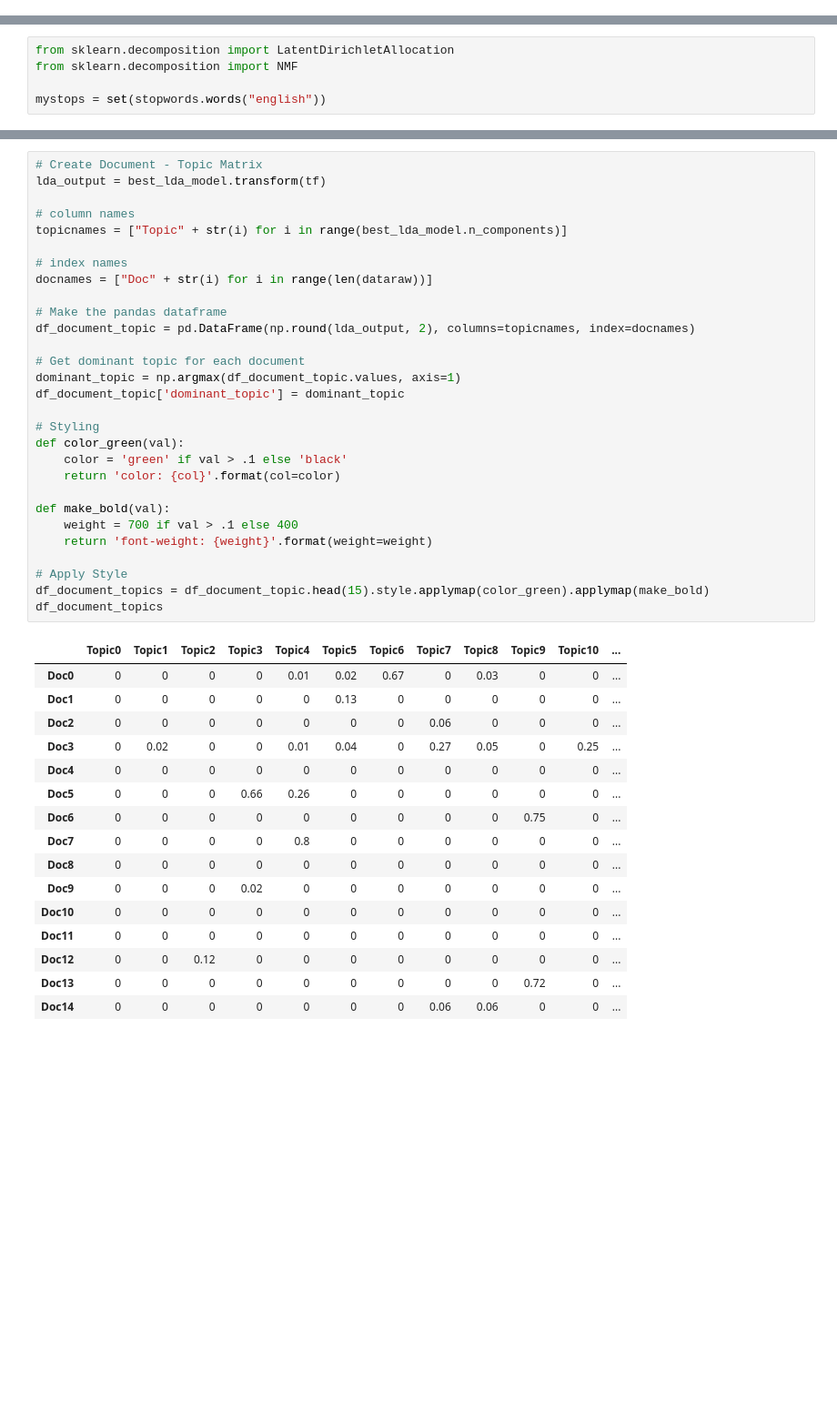
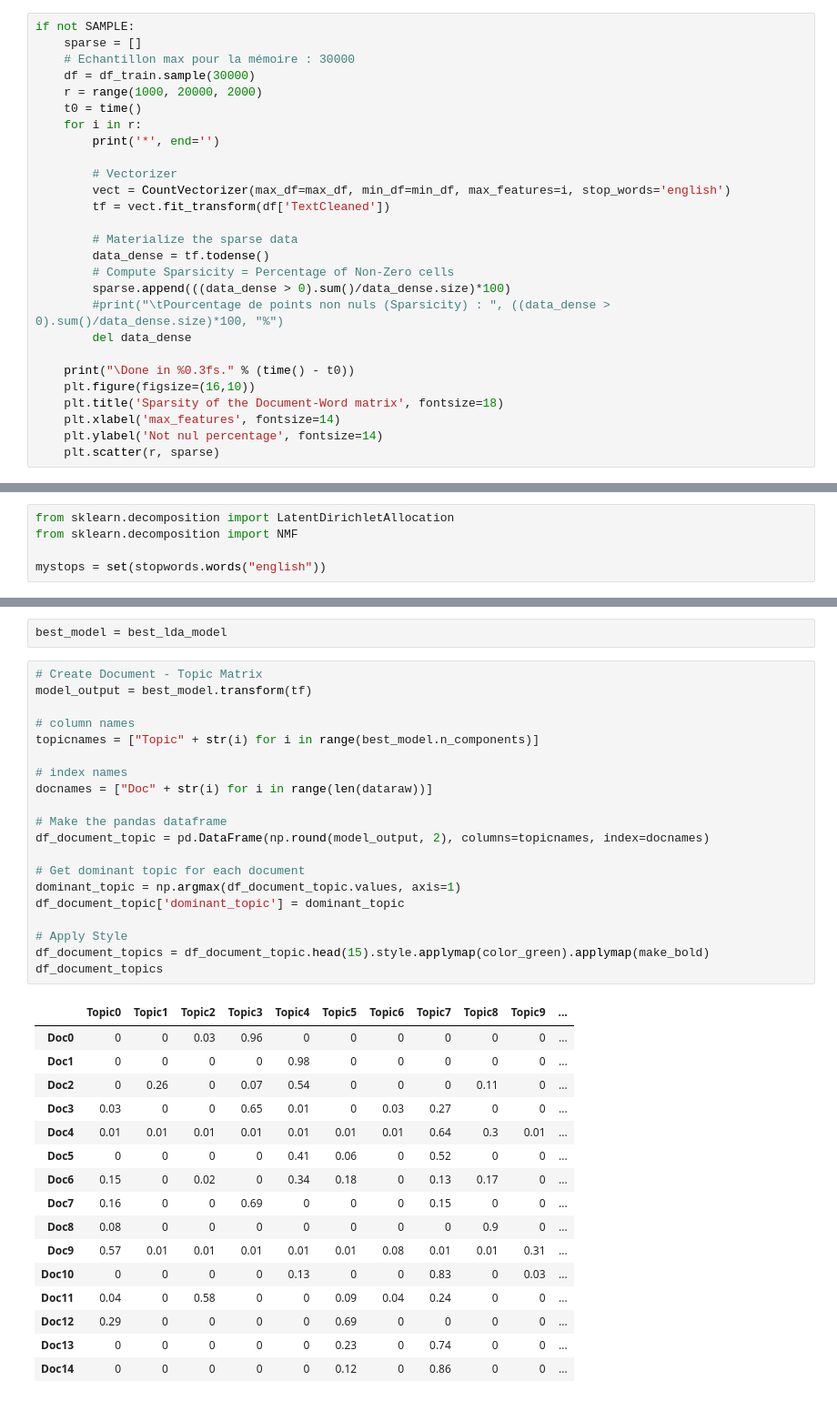
Before and after one commit to morganscao/Projet6, a Jupyter notebook: Notebooks/P6 - Exploration-Unsupervised.ipynb, the cells around one changed output, grey strips where cells are left out. Shown: that part at 91% size. Cells and saved outputs as stored; diff of their text form; blank space fills up the shorter version.

```diff
--- a/Notebooks/P6 - Exploration-Unsupervised.ipynb
+++ b/Notebooks/P6 - Exploration-Unsupervised.ipynb
@@ -87,0 +102,27 @@ def select_n_components(var_ratio, goal_var: float) -> int:
+# %%
+if not SAMPLE:
+    sparse = []
+    # Echantillon max pour la mémoire : 30000
+    df = df_train.sample(30000)
+    r = range(1000, 20000, 2000)
+    t0 = time()
+    for i in r:
+        print('*', end='')
+
+        # Vectorizer
+        vect = CountVectorizer(max_df=max_df, min_df=min_df, max_features=i, stop_words='english')
+        tf = vect.fit_transform(df['TextCleaned'])
+
+        # Materialize the sparse data
+        data_dense = tf.todense()
+        # Compute Sparsicity = Percentage of Non-Zero cells
+        sparse.append(((data_dense > 0).sum()/data_dense.size)*100)
+        #print("\tPourcentage de points non nuls (Sparsicity) : ", ((data_dense > 0).sum()/data_dense.size)*100, "%")
+        del data_dense
+
+    print("\Done in %0.3fs." % (time() - t0))
+    plt.figure(figsize=(16,10))
+    plt.title('Sparsity of the Document-Word matrix', fontsize=18)
+    plt.xlabel('max_features', fontsize=14)
+    plt.ylabel('Not nul percentage', fontsize=14)
+    plt.scatter(r, sparse)
@@ -513,46 +501,39 @@ LatentDirichletAllocation(batch_size=128, doc_topic_prior=None,
+# %%
+best_model = best_lda_model
 # %%
 # Create Document - Topic Matrix
-lda_output = best_lda_model.transform(tf)
+model_output = best_model.transform(tf)
 
 # column names
-topicnames = ["Topic" + str(i) for i in range(best_lda_model.n_components)]
+topicnames = ["Topic" + str(i) for i in range(best_model.n_components)]
 
 # index names
 docnames = ["Doc" + str(i) for i in range(len(dataraw))]
 
 # Make the pandas dataframe
-df_document_topic = pd.DataFrame(np.round(lda_output, 2), columns=topicnames, index=docnames)
+df_document_topic = pd.DataFrame(np.round(model_output, 2), columns=topicnames, index=docnames)
 
 # Get dominant topic for each document
 dominant_topic = np.argmax(df_document_topic.values, axis=1)
 df_document_topic['dominant_topic'] = dominant_topic
 
-# Styling
-def color_green(val):
-    color = 'green' if val > .1 else 'black'
-    return 'color: {col}'.format(col=color)
-
-def make_bold(val):
-    weight = 700 if val > .1 else 400
-    return 'font-weight: {weight}'.format(weight=weight)
-
 # Apply Style
 df_document_topics = df_document_topic.head(15).style.applymap(color_green).applymap(make_bold)
 df_document_topics
 # %% [output]
-|  | Topic0 | Topic1 | Topic2 | Topic3 | Topic4 | Topic5 | Topic6 | Topic7 | Topic8 | Topic9 | Topic10 | ... |
-| Doc0 | 0 | 0 | 0 | 0 | 0.01 | 0.02 | 0.67 | 0 | 0.03 | 0 | 0 | ... |
-| Doc1 | 0 | 0 | 0 | 0 | 0 | 0.13 | 0 | 0 | 0 | 0 | 0 | ... |
-| Doc2 | 0 | 0 | 0 | 0 | 0 | 0 | 0 | 0.06 | 0 | 0 | 0 | ... |
-| Doc3 | 0 | 0.02 | 0 | 0 | 0.01 | 0.04 | 0 | 0.27 | 0.05 | 0 | 0.25 | ... |
-| Doc4 | 0 | 0 | 0 | 0 | 0 | 0 | 0 | 0 | 0 | 0 | 0 | ... |
-| Doc5 | 0 | 0 | 0 | 0.66 | 0.26 | 0 | 0 | 0 | 0 | 0 | 0 | ... |
-| Doc6 | 0 | 0 | 0 | 0 | 0 | 0 | 0 | 0 | 0 | 0.75 | 0 | ... |
-| Doc7 | 0 | 0 | 0 | 0 | 0.8 | 0 | 0 | 0 | 0 | 0 | 0 | ... |
-| Doc8 | 0 | 0 | 0 | 0 | 0 | 0 | 0 | 0 | 0 | 0 | 0 | ... |
-| Doc9 | 0 | 0 | 0 | 0.02 | 0 | 0 | 0 | 0 | 0 | 0 | 0 | ... |
-| Doc10 | 0 | 0 | 0 | 0 | 0 | 0 | 0 | 0 | 0 | 0 | 0 | ... |
-| Doc11 | 0 | 0 | 0 | 0 | 0 | 0 | 0 | 0 | 0 | 0 | 0 | ... |
-| Doc12 | 0 | 0 | 0.12 | 0 | 0 | 0 | 0 | 0 | 0 | 0 | 0 | ... |
-| Doc13 | 0 | 0 | 0 | 0 | 0 | 0 | 0 | 0 | 0 | 0.72 | 0 | ... |
-| Doc14 | 0 | 0 | 0 | 0 | 0 | 0 | 0 | 0.06 | 0.06 | 0 | 0 | ... |
+|  | Topic0 | Topic1 | Topic2 | Topic3 | Topic4 | Topic5 | Topic6 | Topic7 | Topic8 | Topic9 | ... |
+| Doc0 | 0 | 0 | 0.03 | 0.96 | 0 | 0 | 0 | 0 | 0 | 0 | ... |
+| Doc1 | 0 | 0 | 0 | 0 | 0.98 | 0 | 0 | 0 | 0 | 0 | ... |
+| Doc2 | 0 | 0.26 | 0 | 0.07 | 0.54 | 0 | 0 | 0 | 0.11 | 0 | ... |
+| Doc3 | 0.03 | 0 | 0 | 0.65 | 0.01 | 0 | 0.03 | 0.27 | 0 | 0 | ... |
+| Doc4 | 0.01 | 0.01 | 0.01 | 0.01 | 0.01 | 0.01 | 0.01 | 0.64 | 0.3 | 0.01 | ... |
+| Doc5 | 0 | 0 | 0 | 0 | 0.41 | 0.06 | 0 | 0.52 | 0 | 0 | ... |
+| Doc6 | 0.15 | 0 | 0.02 | 0 | 0.34 | 0.18 | 0 | 0.13 | 0.17 | 0 | ... |
+| Doc7 | 0.16 | 0 | 0 | 0.69 | 0 | 0 | 0 | 0.15 | 0 | 0 | ... |
+| Doc8 | 0.08 | 0 | 0 | 0 | 0 | 0 | 0 | 0 | 0.9 | 0 | ... |
+| Doc9 | 0.57 | 0.01 | 0.01 | 0.01 | 0.01 | 0.01 | 0.08 | 0.01 | 0.01 | 0.31 | ... |
+| Doc10 | 0 | 0 | 0 | 0 | 0.13 | 0 | 0 | 0.83 | 0 | 0.03 | ... |
+| Doc11 | 0.04 | 0 | 0.58 | 0 | 0 | 0.09 | 0.04 | 0.24 | 0 | 0 | ... |
+| Doc12 | 0.29 | 0 | 0 | 0 | 0 | 0.69 | 0 | 0 | 0 | 0 | ... |
+| Doc13 | 0 | 0 | 0 | 0 | 0 | 0.23 | 0 | 0.74 | 0 | 0 | ... |
+| Doc14 | 0 | 0 | 0 | 0 | 0 | 0.12 | 0 | 0.86 | 0 | 0 | ... |
```
Also changed, not shown: parts of 68 cells of this notebook, 6 other files.
